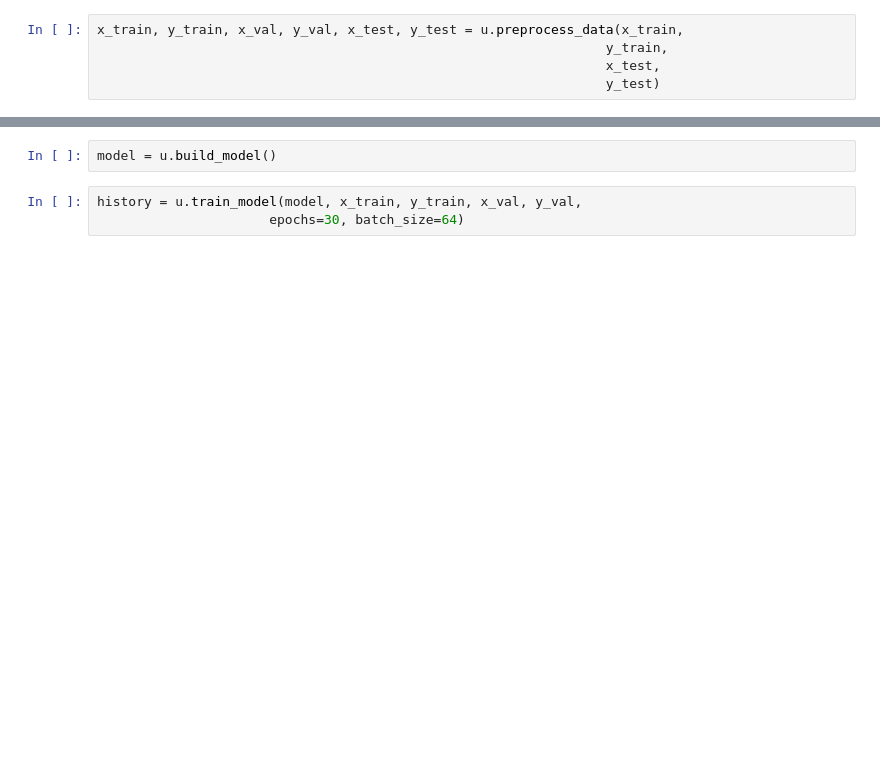
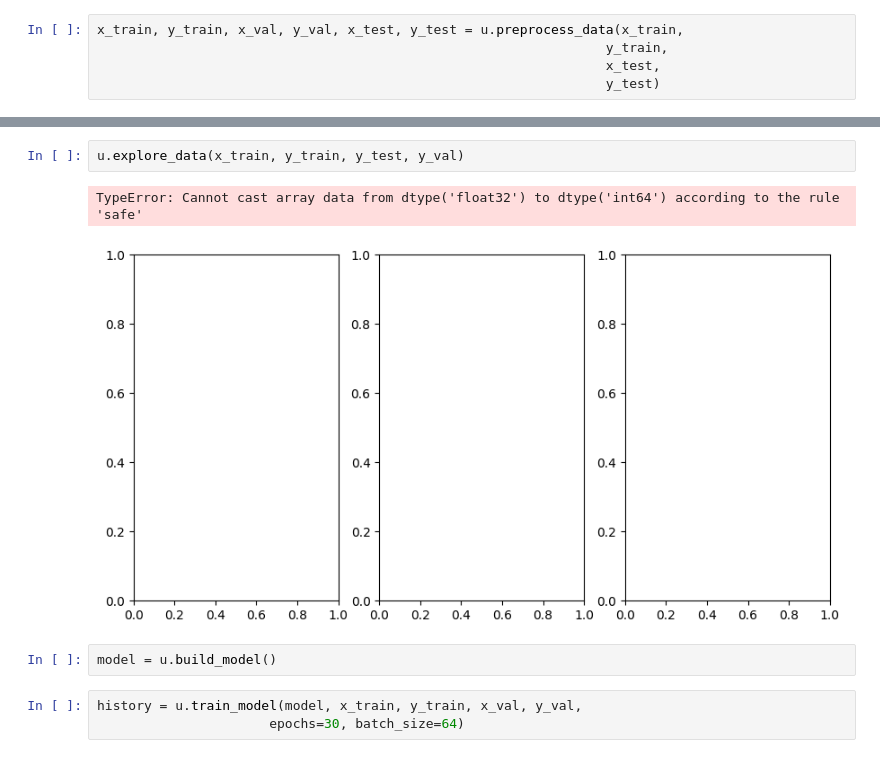
Before and after one commit to RubyQianru/Hand-Pose-and-Music-Control, a Jupyter notebook: ML/main.ipynb, the cells around one changed output, grey strips where cells are left out. Saved outputs shown, nothing was run; the diff lists cells and outputs as text; blank space fills up the shorter version.

```diff
--- a/ML/main.ipynb
+++ b/ML/main.ipynb
@@ -57,3 +49,8 @@ print(x_test.min())
+# %%
+u.explore_data(x_train, y_train, y_test, y_val)
+# %% [output]
+TypeError: Cannot cast array data from dtype('float32') to dtype('int64') according to the rule 'safe'
+[figure, added]
 # %%
 model = u.build_model()
 # %%
```
Also changed, not shown: parts of 17 cells of this notebook, 8 other files.
